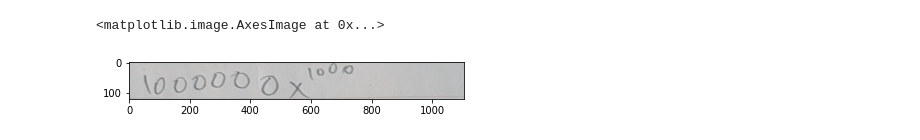
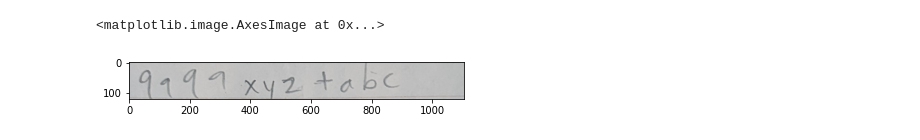
Before and after one commit to scrge-ai/polyonmialModel, a Jupyter notebook: visual-model.ipynb, the cells around one changed output. Saved outputs shown, nothing was run; the diff lists cells and outputs as text; code cells hidden in the pictures.

```diff
--- a/visual-model.ipynb
+++ b/visual-model.ipynb
@@ -5,9 +5,9 @@ import cv2
 import matplotlib.pyplot as plt
 from collections import deque
 # %%
-img = cv2.imread("../input/polynomial-dataset/Polynomial data/polynomial pics/page 1 (41 pics)/6.png")
+img = cv2.imread("../input/polynomial-dataset/Polynomial data/polynomial pics/page 1 (41 pics)/7.png")
 plt.imshow(img, cmap='gray')
 # %% [output]
 <matplotlib.image.AxesImage at 0x...>
-[figure, old version]
+[figure, new version]
 # %%
```
Also changed, not shown: parts of 10 cells of this notebook.
